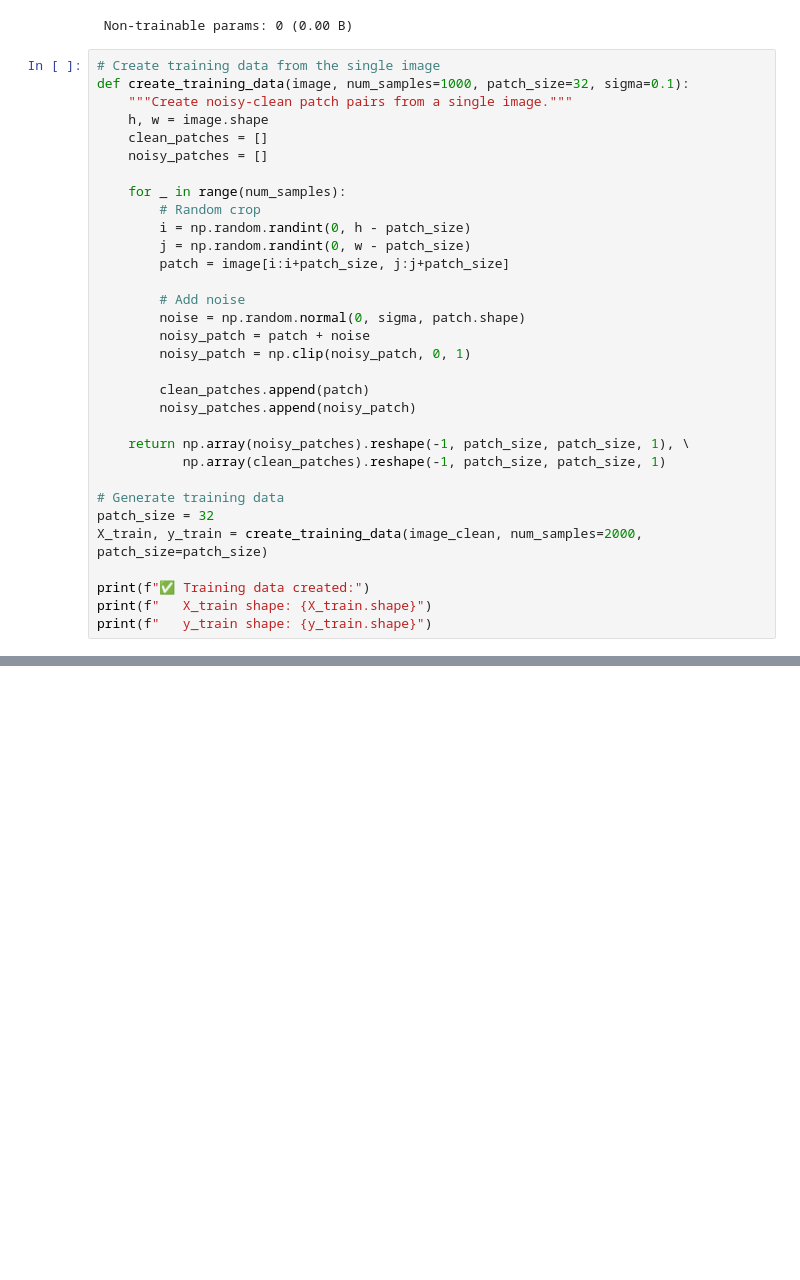
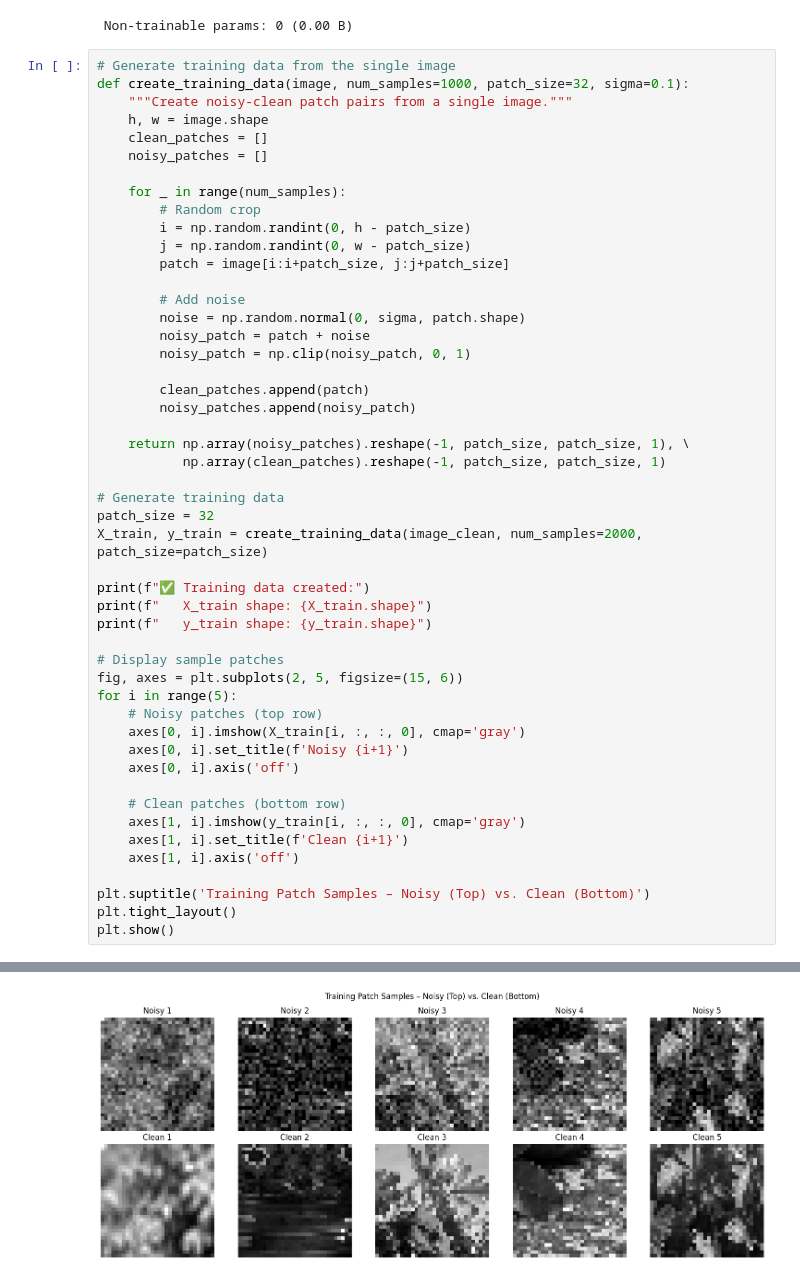
Before and after one commit to Yasser-Baleghi/hands-on-dl-image-processing, a Jupyter notebook: chapter_10/10_denoising.ipynb, the cells around one changed output, grey strips where cells are left out. Drawn from its saved outputs; the diff is of its cells as text; blank space fills up the shorter version.

```diff
--- a/chapter_10/10_denoising.ipynb
+++ b/chapter_10/10_denoising.ipynb
@@ -164,7 +164,7 @@ Model: "functional"
  Trainable params: 112,001 (437.50 KB)
  Non-trainable params: 0 (0.00 B)
 # %%
-# Create training data from the single image
+# Generate training data from the single image
 def create_training_data(image, num_samples=1000, patch_size=32, sigma=0.1):
     """Create noisy-clean patch pairs from a single image."""
     h, w = image.shape
@@ -172,33 +172,51 @@ def create_training_data(image, num_samples=1000, patch_size=32, sigma=0.1):
     noisy_patches = []
 
     for _ in range(num_samples):
         # Random crop
         i = np.random.randint(0, h - patch_size)
         j = np.random.randint(0, w - patch_size)
         patch = image[i:i+patch_size, j:j+patch_size]
 
         # Add noise
         noise = np.random.normal(0, sigma, patch.shape)
         noisy_patch = patch + noise
         noisy_patch = np.clip(noisy_patch, 0, 1)
 
         clean_patches.append(patch)
         noisy_patches.append(noisy_patch)
 
     return np.array(noisy_patches).reshape(-1, patch_size, patch_size, 1), \
            np.array(clean_patches).reshape(-1, patch_size, patch_size, 1)
 
 # Generate training data
 patch_size = 32
 X_train, y_train = create_training_data(image_clean, num_samples=2000, patch_size=patch_size)
 
 print(f"✅ Training data created:")
 print(f"   X_train shape: {X_train.shape}")
 print(f"   y_train shape: {y_train.shape}")
+
+# Display sample patches
+fig, axes = plt.subplots(2, 5, figsize=(15, 6))
+for i in range(5):
+    # Noisy patches (top row)
+    axes[0, i].imshow(X_train[i, :, :, 0], cmap='gray')
+    axes[0, i].set_title(f'Noisy {i+1}')
+    axes[0, i].axis('off')
+
+    # Clean patches (bottom row)
+    axes[1, i].imshow(y_train[i, :, :, 0], cmap='gray')
+    axes[1, i].set_title(f'Clean {i+1}')
+    axes[1, i].axis('off')
+
+plt.suptitle('Training Patch Samples – Noisy (Top) vs. Clean (Bottom)')
+plt.tight_layout()
+plt.show()
 # %% [output]
 ✅ Training data created:
    X_train shape: (2000, 32, 32, 1)
    y_train shape: (2000, 32, 32, 1)
+[figure, added]
 # %%
 # Define patch size (must match the patch size used in create_training_data)
 patch_size = 32
```
Also changed, not shown: parts of 3 cells of this notebook.
